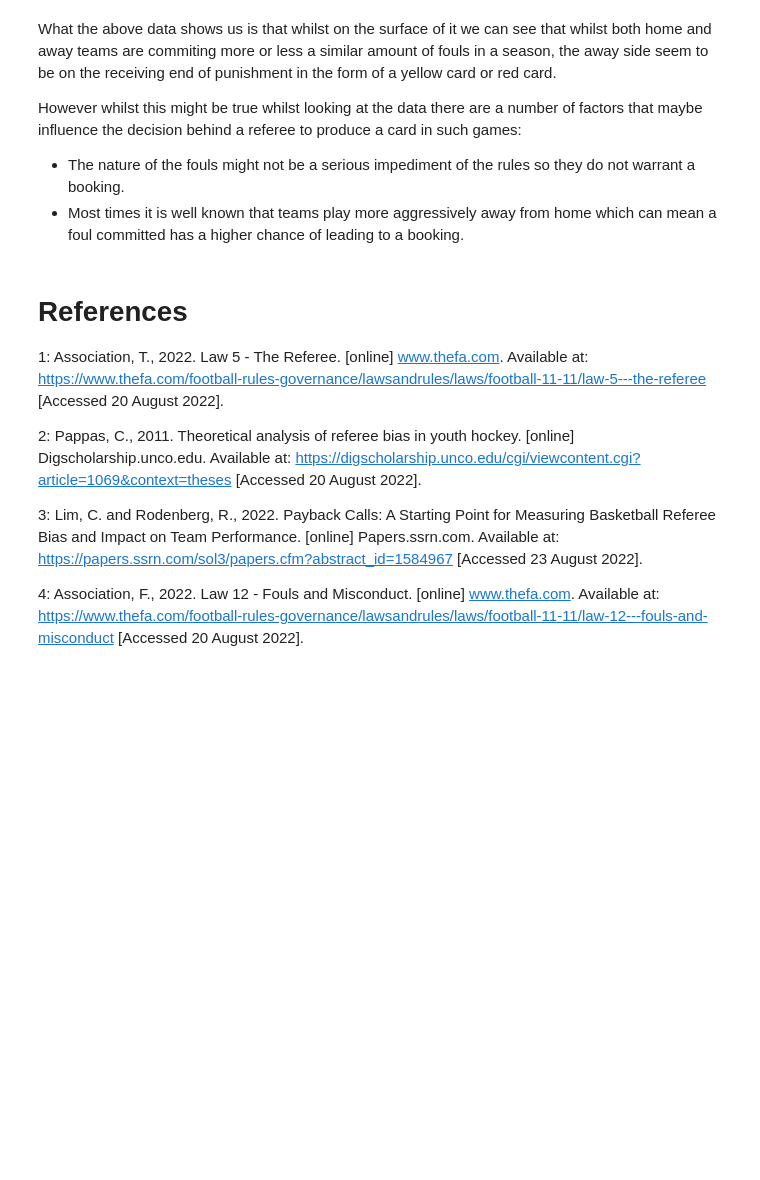
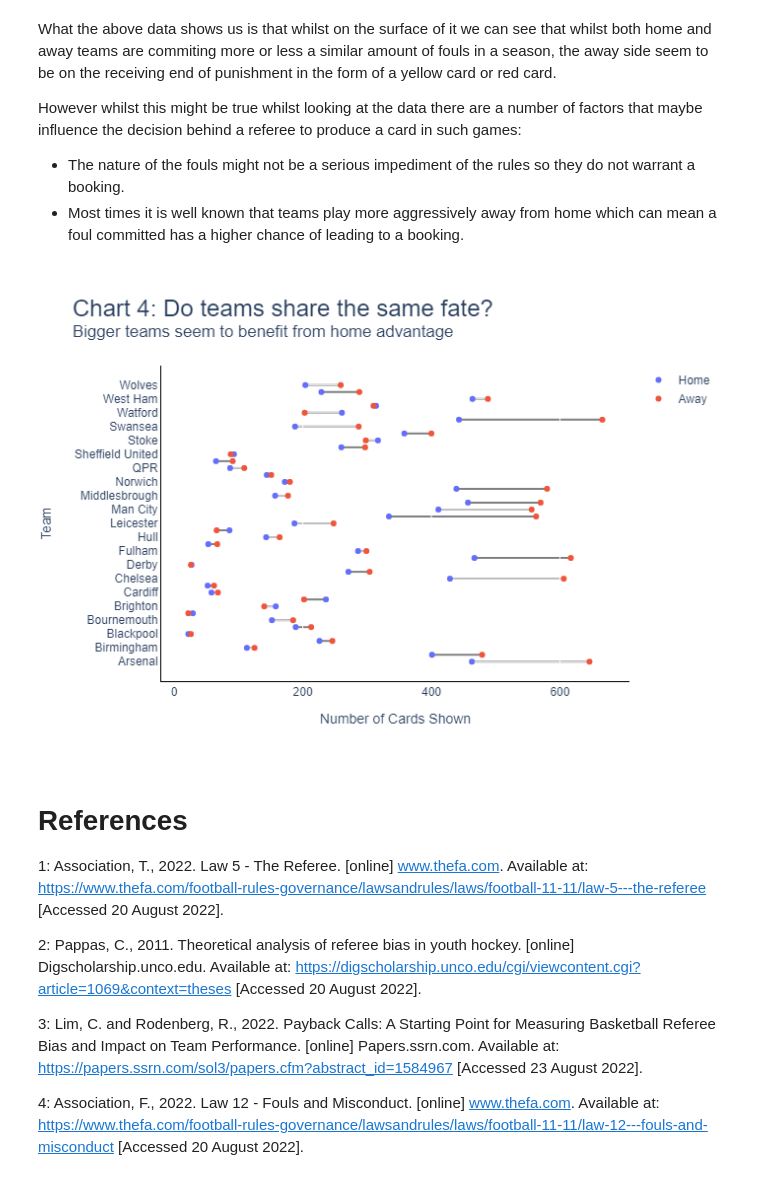
Before and after one commit to viswambaran/ASMM, a Jupyter notebook: Summative2/ASMMReport.ipynb, the cells around one changed output. Drawn from its saved outputs; the diff is of its cells as text; code cells hidden in the pictures; blank space fills up the shorter version.

Commit message:
render plotly as image

```diff
--- a/Summative2/ASMMReport.ipynb
+++ b/Summative2/ASMMReport.ipynb
@@ -370,39 +370,41 @@ totalcards = df.groupby('HomeTeam').agg(
 
 
 fig = px.scatter(totalcards, x='value', y='HomeTeam', color='variable',
-                 height=1500,
+                 #height=600,
                  title="Chart 4: Do teams share the same fate? <br><sup>Bigger teams seem to benefit from home advantage</sup>",
                  labels={"variable" : ""}
                  )
 
 ## add line
 for i in totalcards['HomeTeam'].unique():
     df_sub = totalcards[totalcards['HomeTeam'] == i]
 
     fig.add_shape(
             type="line",
             line_color = "black",
             line_width = 2,
             opacity = 0.5,
             layer="below",
             y0 = df_sub.HomeTeam.values[0], x0 = df_sub.value.values[0],
             y1 = df_sub.HomeTeam.values[1], x1 = df_sub.value.values[1],
             )
 fig.update_layout(
     font_family = "Arial",
     title_font_size = 24,
     yaxis=dict(
         title_text="Team"
     ),
     xaxis=dict(
         title_text = "Number of Cards Shown"
     ),
     paper_bgcolor='rgba(0,0,0,0)',
     plot_bgcolor='rgba(0,0,0,0)'
 )
 fig.update_xaxes(showline=True, linewidth=1, linecolor='black')
 fig.update_yaxes(showline=True, linewidth=1, linecolor='black')
-fig.show()
+fig.show("png")
+# %% [output]
+[figure, added]
 # %% [markdown]
 # References
 <span id="fn1"> 1: Association, T., 2022. Law 5 - The Referee. [online] www.thefa.com. Available at: <https://www.thefa.com/football-rules-governance/lawsandrules/laws/football-11-11/law-5---the-referee> [Accessed 20 August 2022].</span>
```
